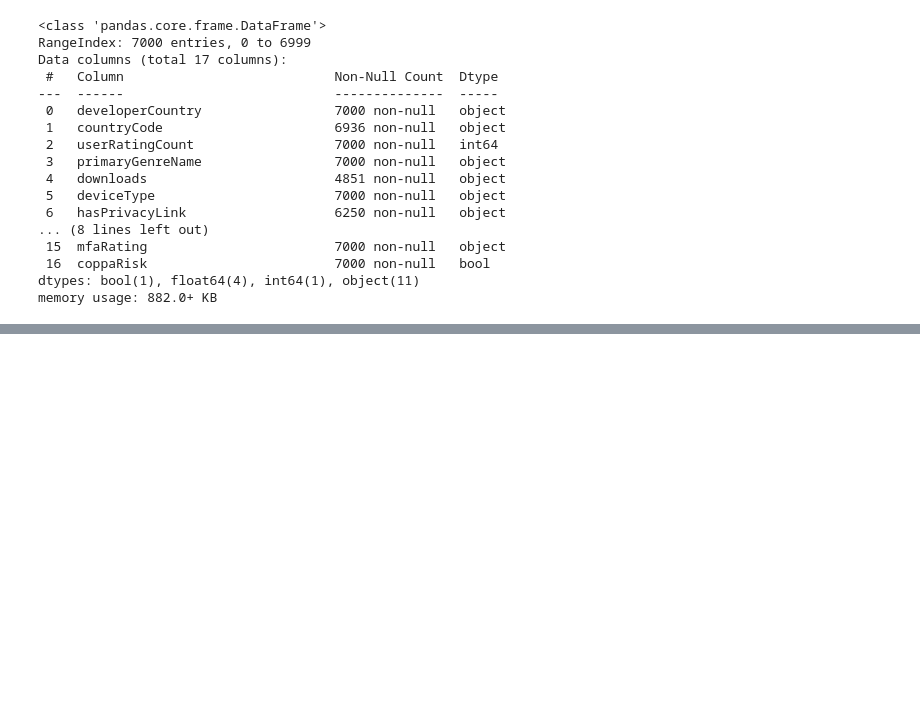
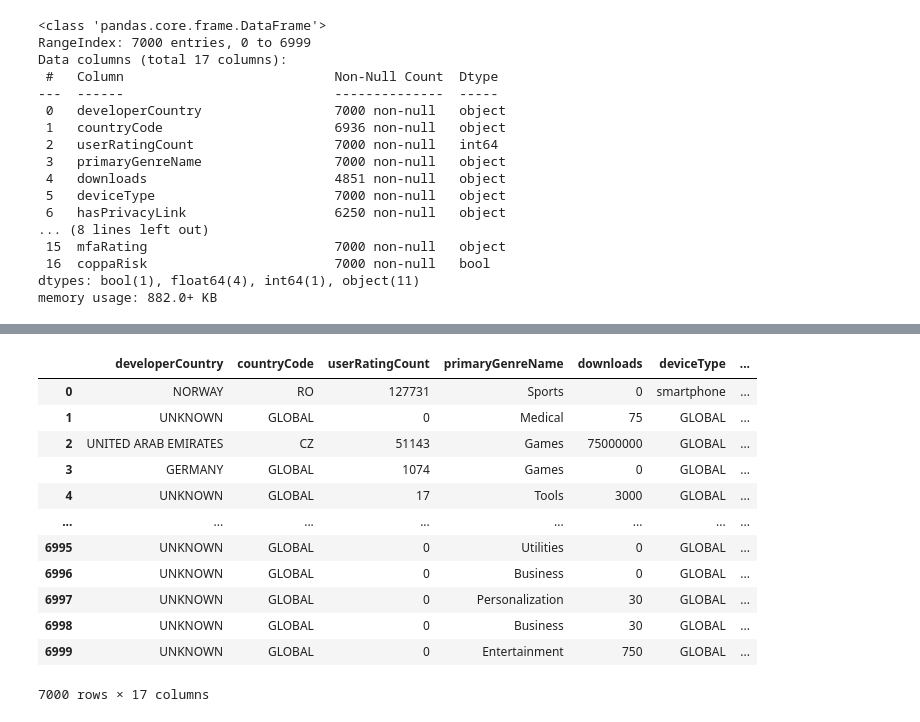
Before and after one commit to catherinealicia08/Find-IT-2025, a Jupyter notebook: COPPA.ipynb, the cells around one changed output, grey strips where cells are left out. Cells and saved outputs as stored; diff of their text form; code cells hidden in the pictures; blank space fills up the shorter version.

```diff
--- a/COPPA.ipynb
+++ b/COPPA.ipynb
@@ -40,0 +125,27 @@ merged_data.head(5)
+# %%
+#Check mid value of downloads
+def convert_downloads_to_int(download_range):
+    try:
+        min_str, max_str = download_range.split(' - ')
+        min_val = int(min_str.replace(",", ""))
+        max_val = int(max_str.replace(",", ""))
+        return (min_val + max_val) // 2  # ambil rata-rata tengah
+    except:
+        return 0  # kalau gagal parsing, isi 0
+
+merged_data['downloads'] = merged_data['downloads'].apply(convert_downloads_to_int)
+merged_data
+# %% [output]
+|  | developerCountry | countryCode | userRatingCount | primaryGenreName | downloads | deviceType | ... |
+| 0 | NORWAY | RO | 127731 | Sports | 0 | smartphone | ... |
+| 1 | UNKNOWN | GLOBAL | 0 | Medical | 75 | GLOBAL | ... |
+| 2 | UNITED ARAB EMIRATES | CZ | 51143 | Games | 75000000 | GLOBAL | ... |
+| 3 | GERMANY | GLOBAL | 1074 | Games | 0 | GLOBAL | ... |
+| 4 | UNKNOWN | GLOBAL | 17 | Tools | 3000 | GLOBAL | ... |
+| ... | ... | ... | ... | ... | ... | ... | ... |
+| 6995 | UNKNOWN | GLOBAL | 0 | Utilities | 0 | GLOBAL | ... |
+| 6996 | UNKNOWN | GLOBAL | 0 | Business | 0 | GLOBAL | ... |
+| 6997 | UNKNOWN | GLOBAL | 0 | Personalization | 30 | GLOBAL | ... |
+| 6998 | UNKNOWN | GLOBAL | 0 | Business | 30 | GLOBAL | ... |
+| 6999 | UNKNOWN | GLOBAL | 0 | Entertainment | 750 | GLOBAL | ... |
+7000 rows × 17 columns
```
Also changed, not shown: parts of 3 cells of this notebook.
